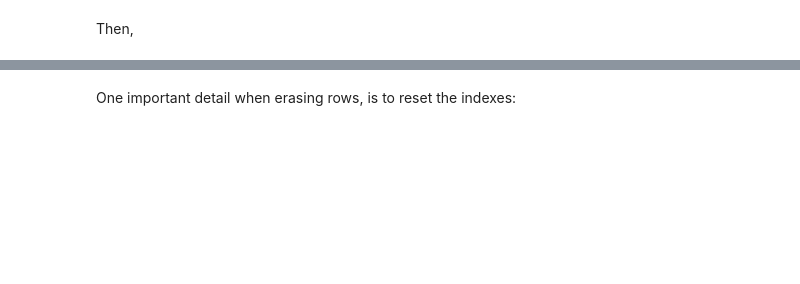
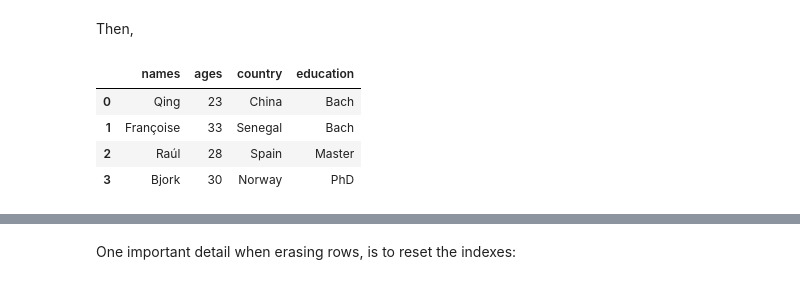
Before and after one commit to vzakhozhyi/ComputationalThinking_Gov_1, a Jupyter notebook: S1_A_Py_dataStructures.ipynb, the cells around one changed output, grey strips where cells are left out. Cells and saved outputs as stored; diff of their text form; code cells hidden in the pictures; blank space fills up the shorter version.

```diff
--- a/S1_A_Py_dataStructures.ipynb
+++ b/S1_A_Py_dataStructures.ipynb
@@ -437,7 +628,15 @@ studentsCopy
 Then,
 # %%
 # I can change the age of Qing to 23 replacing 32:
-studentsCopy.iloc[0,0]=23 # change is immediate! (no warning)
+studentsCopy.iloc[0,1]=23 # change is immediate! (no warning)
+# %%
+studentsCopy
+# %% [output]
+|  | names | ages | country | education |
+| 0 | Qing | 23 | China | Bach |
+| 1 | Françoise | 33 | Senegal | Bach |
+| 2 | Raúl | 28 | Spain | Master |
+| 3 | Bjork | 30 | Norway | PhD |
 # %%
 # I can reset a column as **missing**:
 studentsCopy.country=None
```
Also changed, not shown: parts of 71 cells of this notebook.
